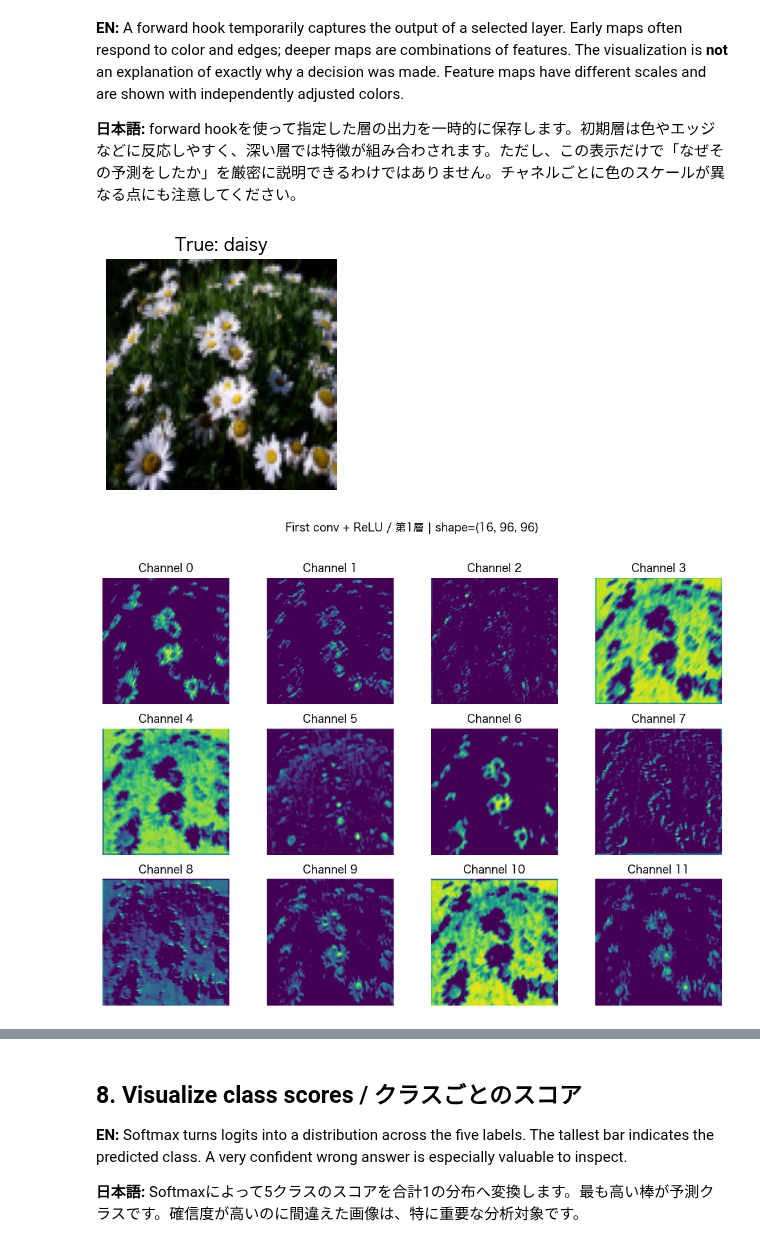
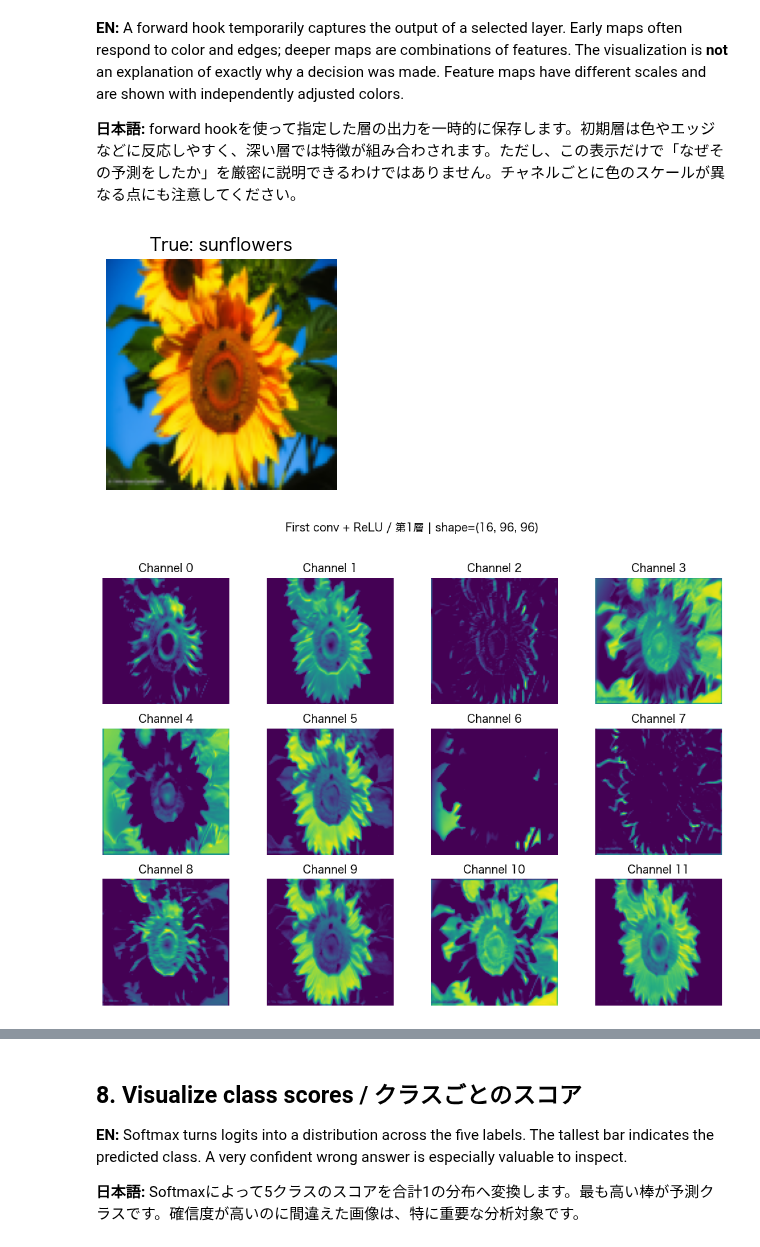
Before and after one commit to Matus-Tanonwong/face-recognition-kenshu, a Jupyter notebook: Week-2/02_Flowers_CNN_EN_JA.ipynb, the cells around one changed output, grey strips where cells are left out. Drawn from its saved outputs; the diff is of its cells as text; code cells hidden in the pictures.

```diff
--- a/Week-2/02_Flowers_CNN_EN_JA.ipynb
+++ b/Week-2/02_Flowers_CNN_EN_JA.ipynb
@@ -393,11 +393,11 @@ def show_feature_maps(model, image_tensor, layer, title, max_channels=12):
     plt.tight_layout();plt.show()
     return maps
 # %%
-sample_img,sample_y=test_data[1]
+sample_img,sample_y=test_data[10]
 plt.figure(figsize=(3,3));plt.imshow(undo_normalize(sample_img));plt.title(f'True: {class_names[sample_y]}');plt.axis('off');plt.show()
 map1=show_feature_maps(model,sample_img,model.relu1,'First conv + ReLU / 第1層',max_channels=12)
 map2=show_feature_maps(model,sample_img,model.relu2,'Second conv + ReLU / 第2層',max_channels=12)
 map3=show_feature_maps(model,sample_img,model.relu3,'Third conv + ReLU / 第3層',max_channels=12)
 # %% [output]
-[figure, old version]
+[figure, new version]
-[figure, old version]
+[figure, new version]
```
Also changed, not shown: parts of 1 cell of this notebook, 4 other files.
